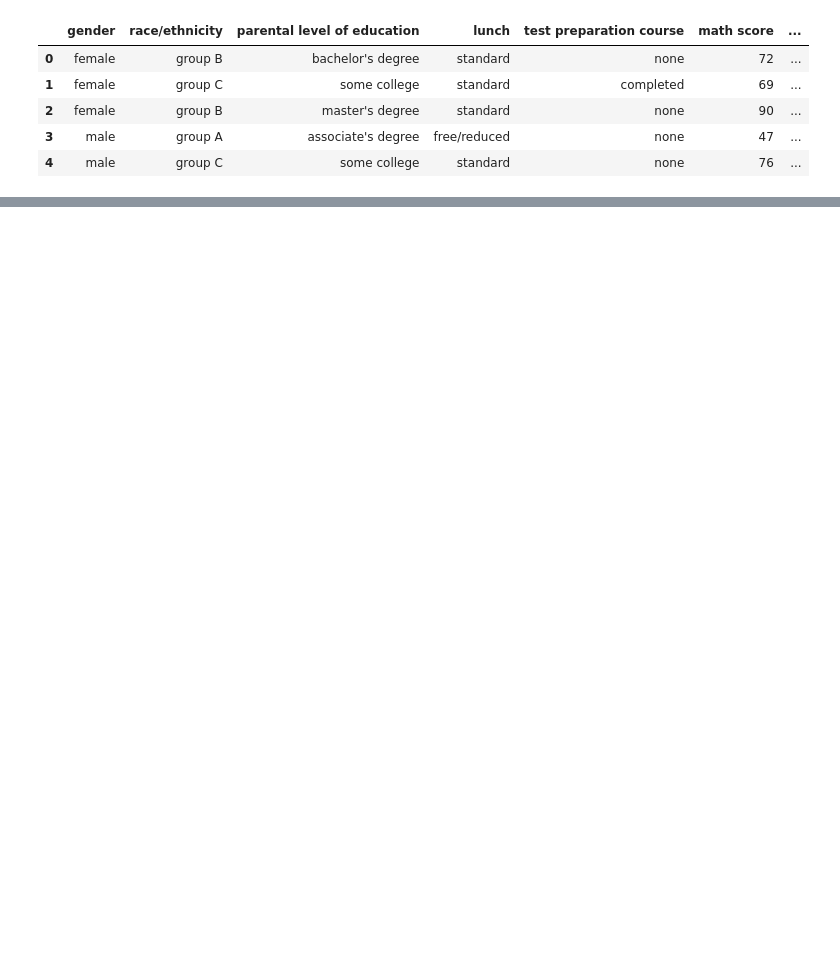
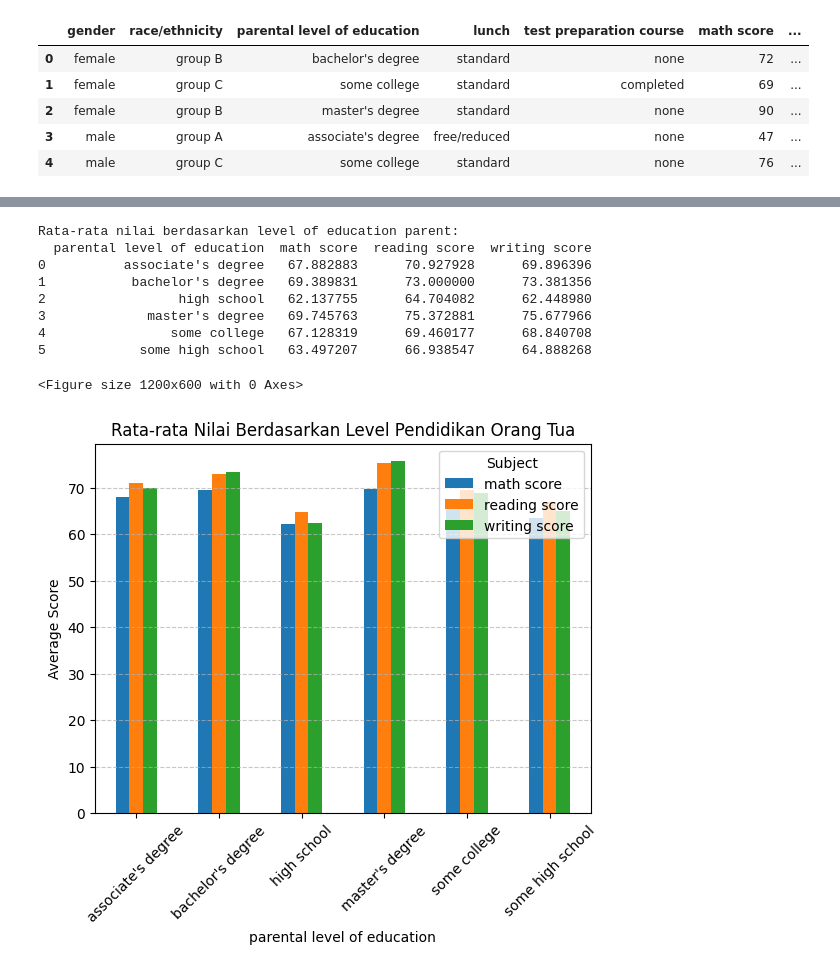
Before and after one commit to FandiAR/py_datax, a Jupyter notebook: Python_Basic_2.ipynb, the cells around one changed output, grey strips where cells are left out. Drawn from its saved outputs; the diff is of its cells as text; code cells hidden in the pictures; blank space fills up the shorter version.

```diff
--- a/Python_Basic_2.ipynb
+++ b/Python_Basic_2.ipynb
@@ -13,0 +52,28 @@ df.head()
+# %%
+# pengaruh parental level of education terhadap nilai siswa
+# Hitung rata-rata nilai berdasarkan level pendidikan orang tua
+avg_scores_by_education = df.groupby("parental level of education")[["math score", "reading score", "writing score"]].mean().reset_index()
+
+print("Rata-rata nilai berdasarkan level of education parent:")
+print(avg_scores_by_education)
+
+# Visualisasi rata-rata skor tiap mata pelajaran berdasarkan parental education
+plt.figure(figsize=(12,6))
+avg_scores_by_education.set_index("parental level of education").plot(kind="bar")
+plt.title("Rata-rata Nilai Berdasarkan Level Pendidikan Orang Tua")
+plt.ylabel("Average Score")
+plt.xticks(rotation=45)
+plt.legend(title="Subject")
+plt.grid(axis="y", linestyle="--", alpha=0.7)
+plt.show()
+# %% [output]
+Rata-rata nilai berdasarkan level of education parent:
+  parental level of education  math score  reading score  writing score
+0          associate's degree   67.882883      70.927928      69.896396
+1           bachelor's degree   69.389831      73.000000      73.381356
+2                 high school   62.137755      64.704082      62.448980
+3             master's degree   69.745763      75.372881      75.677966
+4                some college   67.128319      69.460177      68.840708
+5            some high school   63.497207      66.938547      64.888268
+<Figure size 1200x600 with 0 Axes>
+[figure, added]
```
Also changed, not shown: parts of 11 cells of this notebook.
